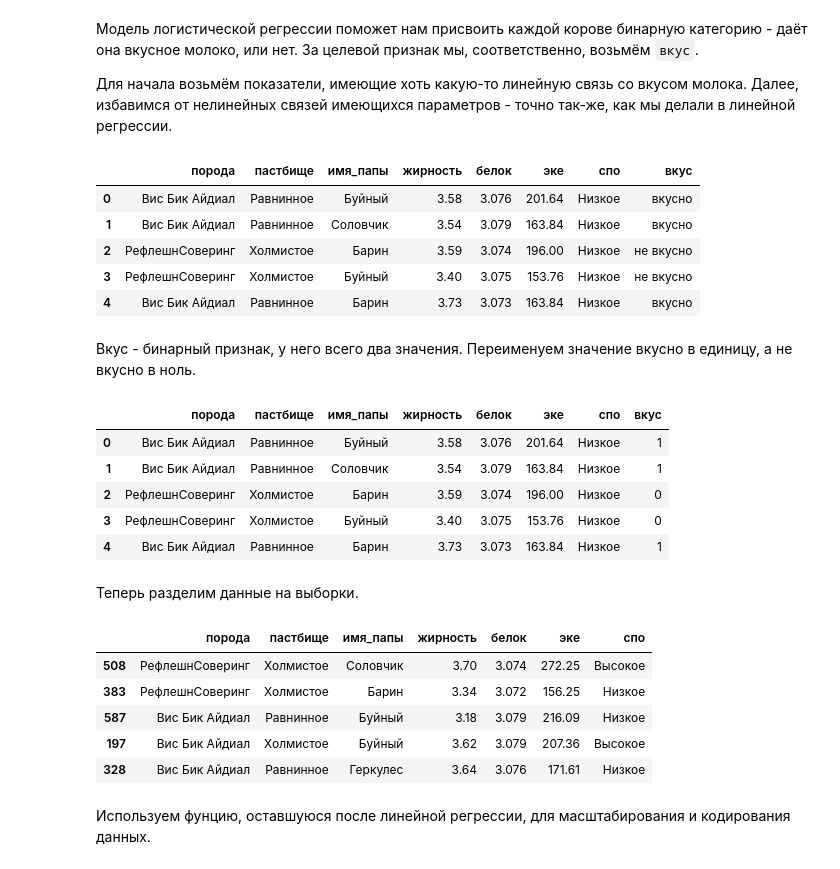
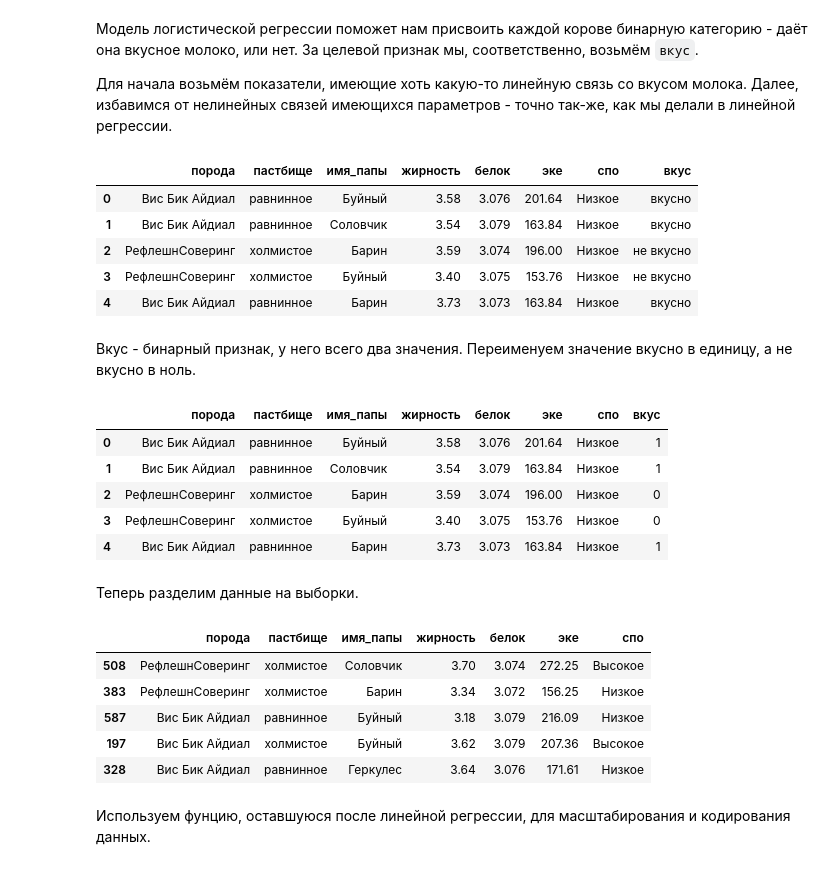
Before and after one commit to Maksim1004/data_science_studying, a Jupyter notebook: cows_and_machine_learning.ipynb, the cells around one changed output. Cells and saved outputs as stored; diff of their text form; code cells hidden in the pictures.

```diff
--- a/cows_and_machine_learning.ipynb
+++ b/cows_and_machine_learning.ipynb
@@ -888,17 +888,18 @@ dataset_info(ds_buy, False)
 Для начала возьмём показатели, имеющие хоть какую-то линейную связь со вкусом молока. Далее, избавимся от нелинейных связей имеющихся параметров - точно так-же, как мы делали в линейной регрессии.
 # %%
 data_logr = ds_main[['порода', 'пастбище', 'имя_папы', 'жирность', 'белок', 'эке', 'спо', 'вкус']]
+data_logr['пастбище'] = data_logr['пастбище'].str.lower()
 data_logr.loc[data_logr['спо']>0.92, 'спо'] = 'Высокое'
 data_logr.loc[data_logr['спо'] != 'Высокое', 'спо'] = 'Низкое'
 data_logr['эке'] = data_logr['эке']**2
 data_logr.head()
 # %% [output]
 |  | порода | пастбище | имя_папы | жирность | белок | эке | спо | вкус |
-| 0 | Вис Бик Айдиал | Равнинное | Буйный | 3.58 | 3.076 | 201.64 | Низкое | вкусно |
-| 1 | Вис Бик Айдиал | Равнинное | Соловчик | 3.54 | 3.079 | 163.84 | Низкое | вкусно |
-| 2 | РефлешнСоверинг | Холмистое | Барин | 3.59 | 3.074 | 196.00 | Низкое | не вкусно |
-| 3 | РефлешнСоверинг | Холмистое | Буйный | 3.40 | 3.075 | 153.76 | Низкое | не вкусно |
-| 4 | Вис Бик Айдиал | Равнинное | Барин | 3.73 | 3.073 | 163.84 | Низкое | вкусно |
+| 0 | Вис Бик Айдиал | равнинное | Буйный | 3.58 | 3.076 | 201.64 | Низкое | вкусно |
+| 1 | Вис Бик Айдиал | равнинное | Соловчик | 3.54 | 3.079 | 163.84 | Низкое | вкусно |
+| 2 | РефлешнСоверинг | холмистое | Барин | 3.59 | 3.074 | 196.00 | Низкое | не вкусно |
+| 3 | РефлешнСоверинг | холмистое | Буйный | 3.40 | 3.075 | 153.76 | Низкое | не вкусно |
+| 4 | Вис Бик Айдиал | равнинное | Барин | 3.73 | 3.073 | 163.84 | Низкое | вкусно |
 # %% [markdown]
 Вкус - бинарный признак, у него всего два значения. Переименуем значение вкусно в единицу, а не вкусно в ноль.
 # %%
@@ -908,11 +909,11 @@ data_logr['вкус'] = pd.to_numeric(data_logr['вкус'])
 data_logr.head()
 # %% [output]
 |  | порода | пастбище | имя_папы | жирность | белок | эке | спо | вкус |
-| 0 | Вис Бик Айдиал | Равнинное | Буйный | 3.58 | 3.076 | 201.64 | Низкое | 1 |
-| 1 | Вис Бик Айдиал | Равнинное | Соловчик | 3.54 | 3.079 | 163.84 | Низкое | 1 |
-| 2 | РефлешнСоверинг | Холмистое | Барин | 3.59 | 3.074 | 196.00 | Низкое | 0 |
-| 3 | РефлешнСоверинг | Холмистое | Буйный | 3.40 | 3.075 | 153.76 | Низкое | 0 |
-| 4 | Вис Бик Айдиал | Равнинное | Барин | 3.73 | 3.073 | 163.84 | Низкое | 1 |
+| 0 | Вис Бик Айдиал | равнинное | Буйный | 3.58 | 3.076 | 201.64 | Низкое | 1 |
+| 1 | Вис Бик Айдиал | равнинное | Соловчик | 3.54 | 3.079 | 163.84 | Низкое | 1 |
+| 2 | РефлешнСоверинг | холмистое | Барин | 3.59 | 3.074 | 196.00 | Низкое | 0 |
+| 3 | РефлешнСоверинг | холмистое | Буйный | 3.40 | 3.075 | 153.76 | Низкое | 0 |
+| 4 | Вис Бик Айдиал | равнинное | Барин | 3.73 | 3.073 | 163.84 | Низкое | 1 |
 # %% [markdown]
 Теперь разделим данные на выборки.
 # %%
@@ -923,11 +924,11 @@ X_train, X_test, y_train, y_test = train_test_split(
 X_train.head()
 # %% [output]
 |  | порода | пастбище | имя_папы | жирность | белок | эке | спо |
-| 508 | РефлешнСоверинг | Холмистое | Соловчик | 3.70 | 3.074 | 272.25 | Высокое |
-| 383 | РефлешнСоверинг | Холмистое | Барин | 3.34 | 3.072 | 156.25 | Низкое |
-| 587 | Вис Бик Айдиал | Равнинное | Буйный | 3.18 | 3.079 | 216.09 | Низкое |
-| 197 | Вис Бик Айдиал | Холмистое | Буйный | 3.62 | 3.079 | 207.36 | Высокое |
-| 328 | Вис Бик Айдиал | Равнинное | Геркулес | 3.64 | 3.076 | 171.61 | Низкое |
+| 508 | РефлешнСоверинг | холмистое | Соловчик | 3.70 | 3.074 | 272.25 | Высокое |
+| 383 | РефлешнСоверинг | холмистое | Барин | 3.34 | 3.072 | 156.25 | Низкое |
+| 587 | Вис Бик Айдиал | равнинное | Буйный | 3.18 | 3.079 | 216.09 | Низкое |
+| 197 | Вис Бик Айдиал | холмистое | Буйный | 3.62 | 3.079 | 207.36 | Высокое |
+| 328 | Вис Бик Айдиал | равнинное | Геркулес | 3.64 | 3.076 | 171.61 | Низкое |
 # %% [markdown]
 Используем фунцию, оставшуюся после линейной регрессии, для масштабирования и кодирования данных.
 # %%
```
Also changed, not shown: parts of 16 cells of this notebook.
